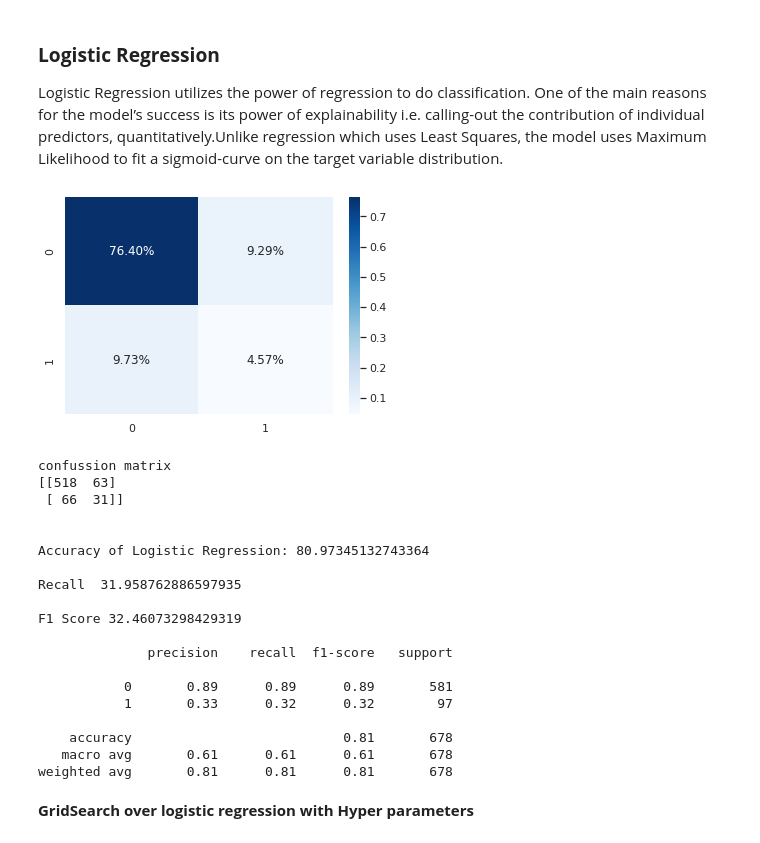
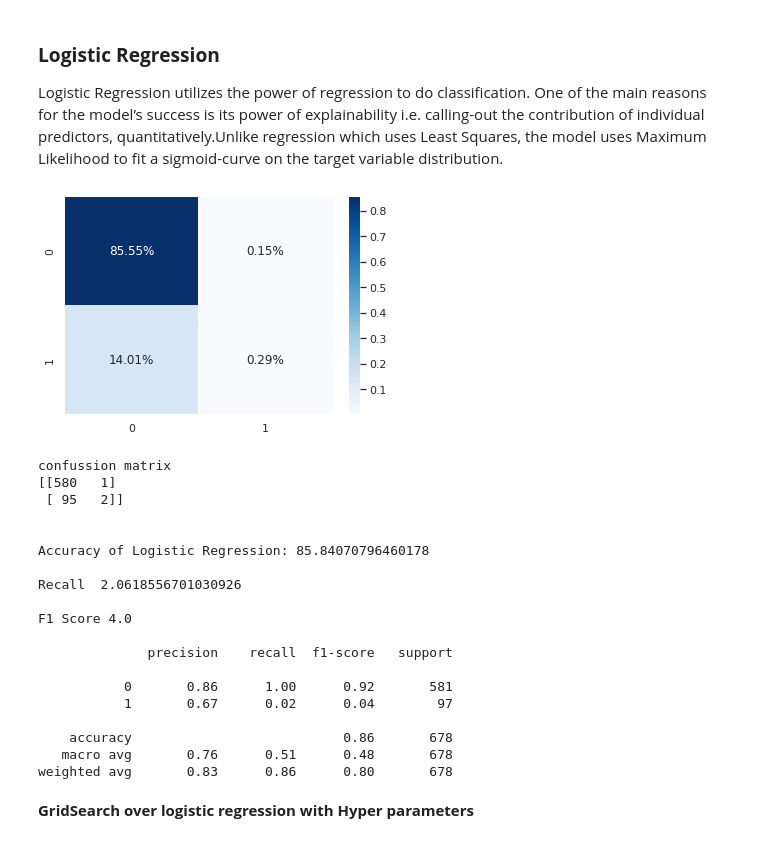
Before and after one commit to aditi10998/Cardiovascular_risk_prediction-, a Jupyter notebook: Cardiovascular_risk_prediction.ipynb, the cells around one changed output. Saved outputs shown, nothing was run; the diff lists cells and outputs as text; code cells hidden in the pictures.

```diff
--- a/Cardiovascular_risk_prediction.ipynb
+++ b/Cardiovascular_risk_prediction.ipynb
@@ -778,51 +778,51 @@ One of the main reasons for the model’s success is its power of explainability
 # %%
 from sklearn.metrics import precision_score, recall_score, f1_score, accuracy_score
 
 
 m1 = 'LogisticRegression'
-lr = LogisticRegression(random_state=1,C=1e5)
+lr = LogisticRegression()
 model = lr.fit(X_train, y_train)
-lr_predict = lr.predict(test_x)
+lr_predict = lr.predict(X_test)
 #confusion matrix
 lr_conf_matrix = confusion_matrix(y_test, lr_predict)
 
 sns.heatmap(lr_conf_matrix/np.sum(lr_conf_matrix), annot=True,
             fmt='.2%', cmap='Blues')
 plt.show()
 #Accuracy score
 lr_acc_score = accuracy_score(y_test, lr_predict)
 #Recall
 lr_re_score=recall_score(y_test, lr_predict)
 #F1 Score
 lr_f1_score=f1_score(y_test,lr_predict)
 print("confussion matrix")
 print(lr_conf_matrix)
 print("\n")
 print("Accuracy of Logistic Regression:",lr_acc_score*100,'\n')
 print("Recall ",lr_re_score*100,"\n")
 print("F1 Score",lr_f1_score*100,"\n")
 print(classification_report(y_test,lr_predict))
 # %% [output]
-[figure, old version]
+[figure, new version]
 confussion matrix
-[[518  63]
- [ 66  31]]
+[[580   1]
+ [ 95   2]]
 
 
-Accuracy of Logistic Regression: 80.97345132743364
+Accuracy of Logistic Regression: 85.84070796460178
 
-Recall  31.958762886597935
+Recall  2.0618556701030926
 
-F1 Score 32.46073298429319
+F1 Score 4.0
 
               precision    recall  f1-score   support
 
-           0       0.89      0.89      0.89       581
-           1       0.33      0.32      0.32        97
+           0       0.86      1.00      0.92       581
+           1       0.67      0.02      0.04        97
 
-    accuracy                           0.81       678
-   macro avg       0.61      0.61      0.61       678
-weighted avg       0.81      0.81      0.81       678
+    accuracy                           0.86       678
+   macro avg       0.76      0.51      0.48       678
+weighted avg       0.83      0.86      0.80       678
 # %% [markdown]
 **GridSearch over logistic regression with Hyper parameters**
 # %%
```
Also changed, not shown: parts of 4 cells of this notebook.
